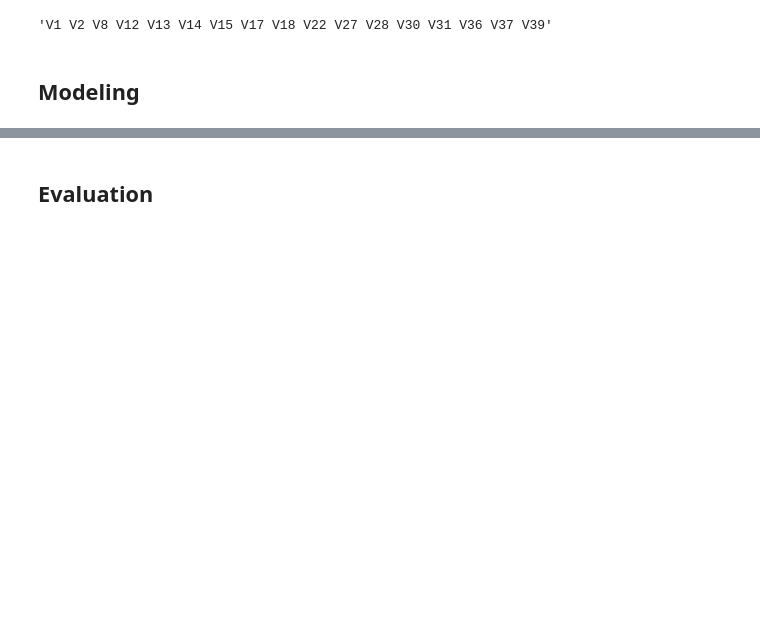
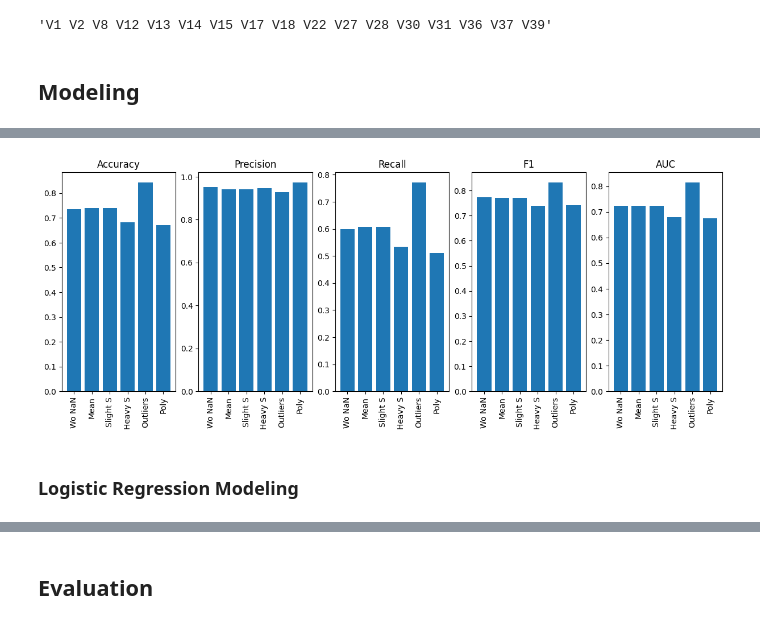
Before and after one commit to al-pi314/inteligent_systems, a Jupyter notebook: seminar_2/seminar.ipynb, the cells around one changed output, grey strips where cells are left out. Cells and saved outputs as stored; diff of their text form; code cells hidden in the pictures; blank space fills up the shorter version.

```diff
--- a/seminar_2/seminar.ipynb
+++ b/seminar_2/seminar.ipynb
@@ -214,0 +193,30 @@ array(['V36', 'V1', 'V34', 'V14', 'V40', 'V30', 'V27', 'V22', 'V8', 'V2',
+# %%
+outliers_features, outliers_target = split_data(without_outliers, "Class")
+outliers_test_features, outliers_test_target = split_data(test_data_without_outliers, "Class")
+outliers_nb = NaiveBayesClassifier(outliers_features, outliers_target)
+# %%
+poli_features, poli_target = split_data(poli_data, "Class")
+poli_test_features, poli_test_target = split_data(poli_test, "Class")
+poli_nb = NaiveBayesClassifier(poli_features, poli_target)
+# %%
+nb_classifiers = [(without_nan_nb, test_data_without_nan), (mean_nb, test_data_nan_replaced), (slight_smoothing_nan_nb, test_data_without_nan), (heavy_smoothing_nan_nb, test_data_without_nan), (outliers_nb, test_data_without_outliers), (poli_nb, poli_test)]
+# %%
+scores = np.empty((len(nb_classifiers), 5))
+for i, (c, test_data) in enumerate(nb_classifiers):
+    f, t = split_data(test_data, "Class")
+    scores[i] = c.evaluate(f, t)
+# %%
+fig, axes = plt.subplots(1, 5, figsize=(15, 5))
+
+score_names = ["Accuracy", "Precision", "Recall", "F1", "AUC"]
+classifiers = ["Wo NaN", "Mean", "Slight S", "Heavy S", "Outliers", "Poly"]
+for i in range(5):
+    axes[i].bar([i for i in range(len(nb_classifiers))], scores[:, i])
+    axes[i].set_title(score_names[i])
+    axes[i].set_xticks([i for i in range(len(nb_classifiers))])
+    axes[i].set_xticklabels(classifiers)
+    axes[i].xaxis.set_tick_params(rotation=90)
+# %% [output]
+[figure, added]
+# %% [markdown]
+### Logistic Regression Modeling
```
Also changed, not shown: parts of 73 cells of this notebook, 14 other files.
